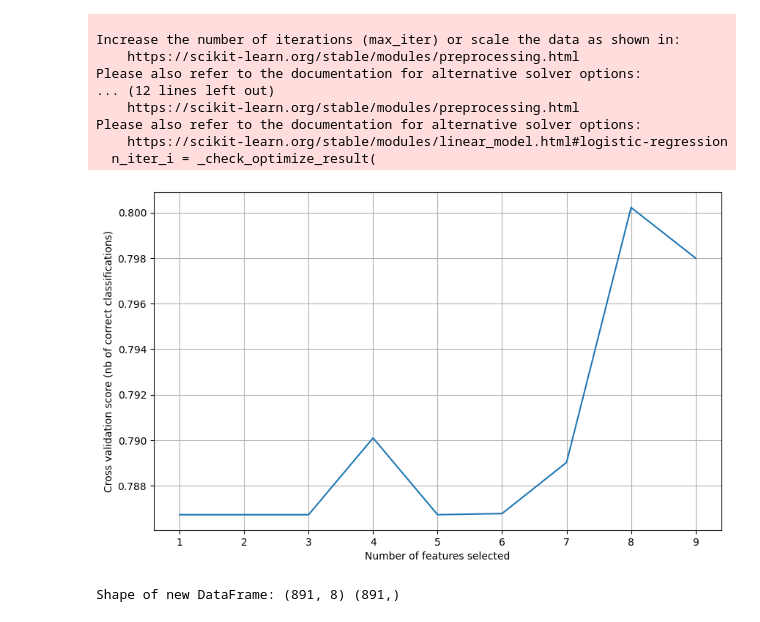
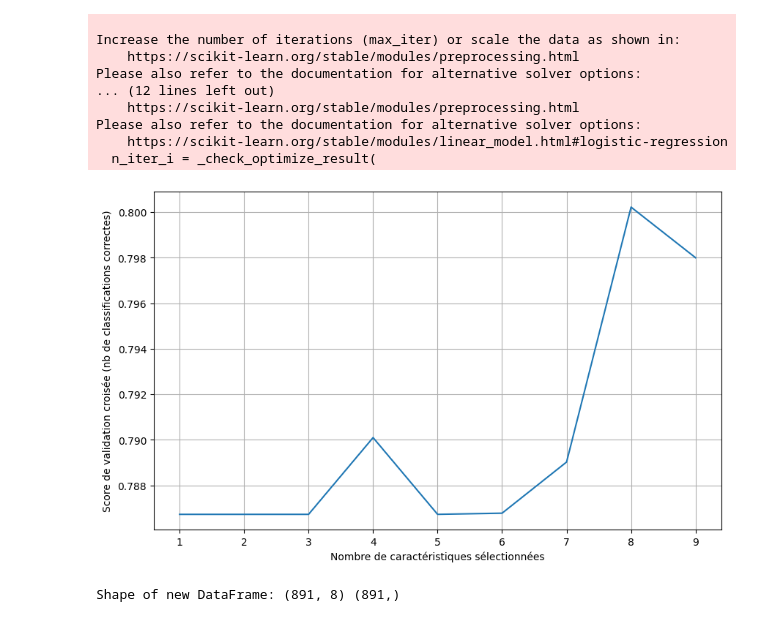
Before and after one commit to ErtKid/Machine_Learning_H3, a Jupyter notebook: TP_ML_Titanic.ipynb, the cells around one changed output. Drawn from its saved outputs; the diff is of its cells as text; code cells hidden in the pictures.

```diff
--- a/TP_ML_Titanic.ipynb
+++ b/TP_ML_Titanic.ipynb
@@ -602,16 +571,16 @@ Please also refer to the documentation for alternative solver options:
 # %%
 # Plot number of features VS. cross-validation scores
 plt.figure(figsize=(10,6))
-plt.xlabel("Number of features selected")
-plt.ylabel("Cross validation score (nb of correct classifications)")
+plt.xlabel("Nombre de caractéristiques sélectionnées")
+plt.ylabel("Score de validation croisée (nb de classifications correctes)")
 plt.plot(range(1, len(rfecv.cv_results_['mean_test_score']) + 1), rfecv.cv_results_['mean_test_score'])
 
 
 plt.grid(True)
 
 plt.show()
 # %% [output]
-[figure, old version]
+[figure, new version]
 # %%
 import pandas as pd
 
```
Also changed, not shown: parts of 17 cells of this notebook.
